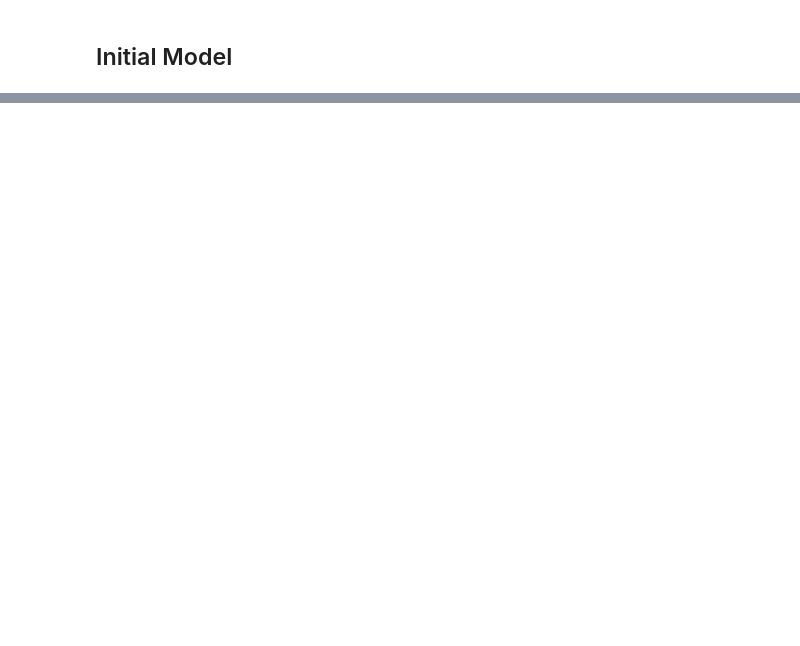
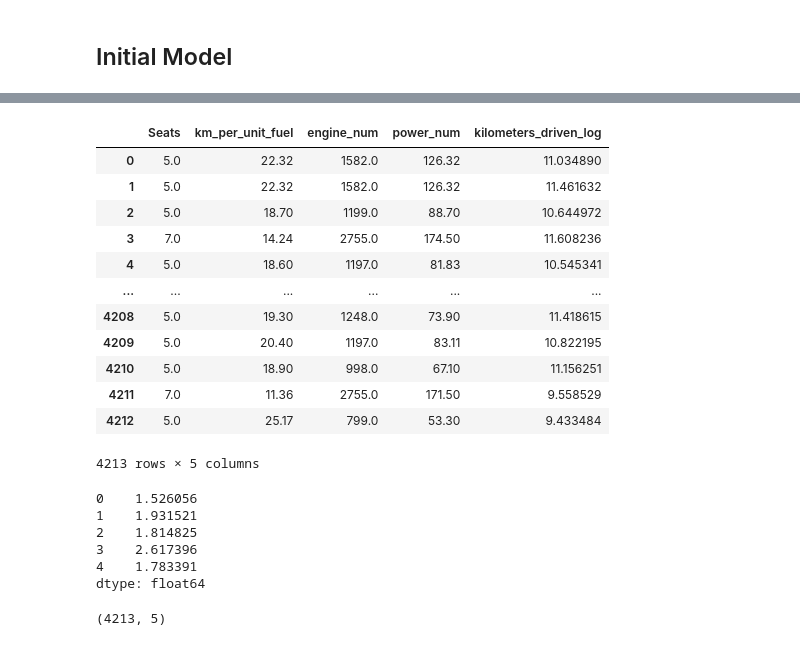
Before and after one commit to amrirasyidi/autompg_lin_reg, a Jupyter notebook: eda_model_used_cars.ipynb, the cells around one changed output, grey strips where cells are left out. Cells and saved outputs as stored; diff of their text form; code cells hidden in the pictures; blank space fills up the shorter version.

```diff
--- a/eda_model_used_cars.ipynb
+++ b/eda_model_used_cars.ipynb
@@ -372,0 +278,10 @@ Based on the output of our model, we conclude that:
+# %%
+# initiate target and features
+X=used_cars_clean1.drop(['Price', 'price_log', 'new_price_num'])
+Y=used_cars_clean1['price_log']
+
+# X2 = sm.add_constant(X)
+# %%
+X_train, X_test, y_train, y_test = train_test_split(
+    X, Y, test_size = 0.3, random_state = 1
+)
@@ -372,0 +293,16 @@ Based on the output of our model, we conclude that:
+# %%
+X_train[train_cols].to_pandas()
+# %% [output]
+|  | Seats | km_per_unit_fuel | engine_num | power_num | kilometers_driven_log |
+| 0 | 5.0 | 22.32 | 1582.0 | 126.32 | 11.034890 |
+| 1 | 5.0 | 22.32 | 1582.0 | 126.32 | 11.461632 |
+| 2 | 5.0 | 18.70 | 1199.0 | 88.70 | 10.644972 |
+| 3 | 7.0 | 14.24 | 2755.0 | 174.50 | 11.608236 |
+| 4 | 5.0 | 18.60 | 1197.0 | 81.83 | 10.545341 |
+| ... | ... | ... | ... | ... | ... |
+| 4208 | 5.0 | 19.30 | 1248.0 | 73.90 | 11.418615 |
+| 4209 | 5.0 | 20.40 | 1197.0 | 83.11 | 10.822195 |
+| 4210 | 5.0 | 18.90 | 998.0 | 67.10 | 11.156251 |
+| 4211 | 7.0 | 11.36 | 2755.0 | 171.50 | 9.558529 |
+| 4212 | 5.0 | 25.17 | 799.0 | 53.30 | 9.433484 |
+4213 rows × 5 columns
@@ -372,0 +315,13 @@ Based on the output of our model, we conclude that:
+# %%
+y_train.to_pandas().head()
+# %% [output]
+0    1.526056
+1    1.931521
+2    1.814825
+3    2.617396
+4    1.783391
+dtype: float64
+# %%
+X_train_new.shape
+# %% [output]
+(4213, 5)
```
Also changed, not shown: parts of 55 cells of this notebook.
